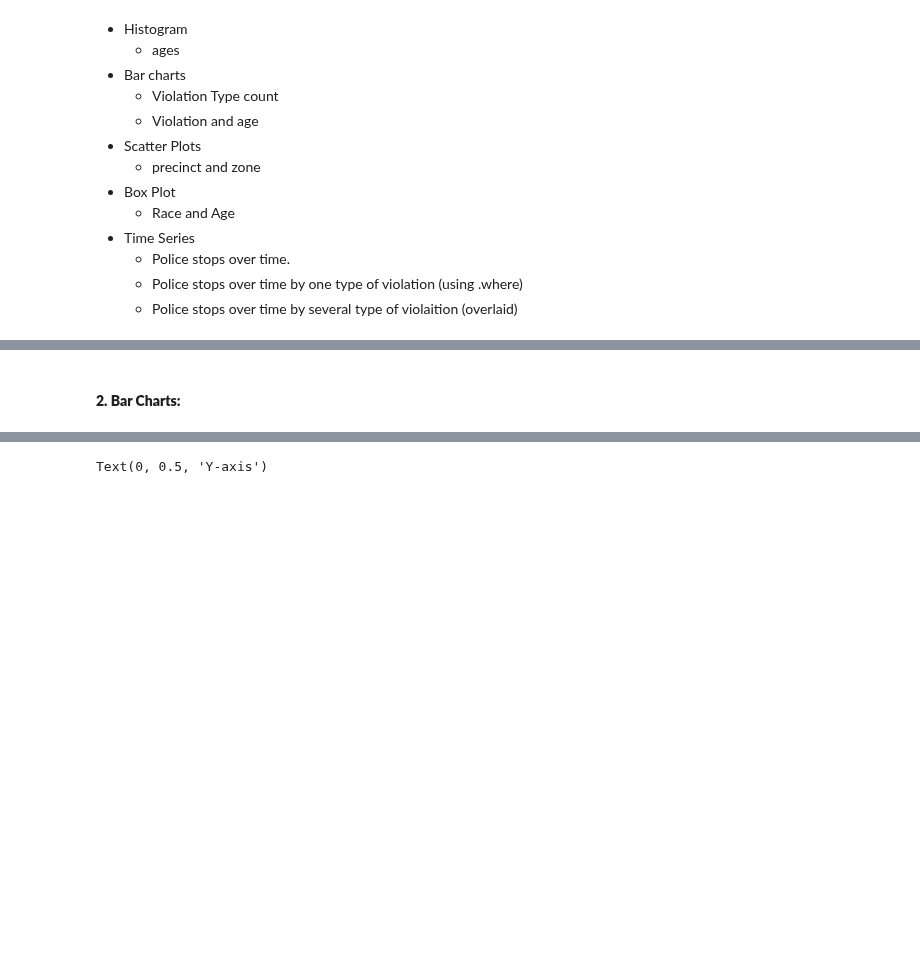
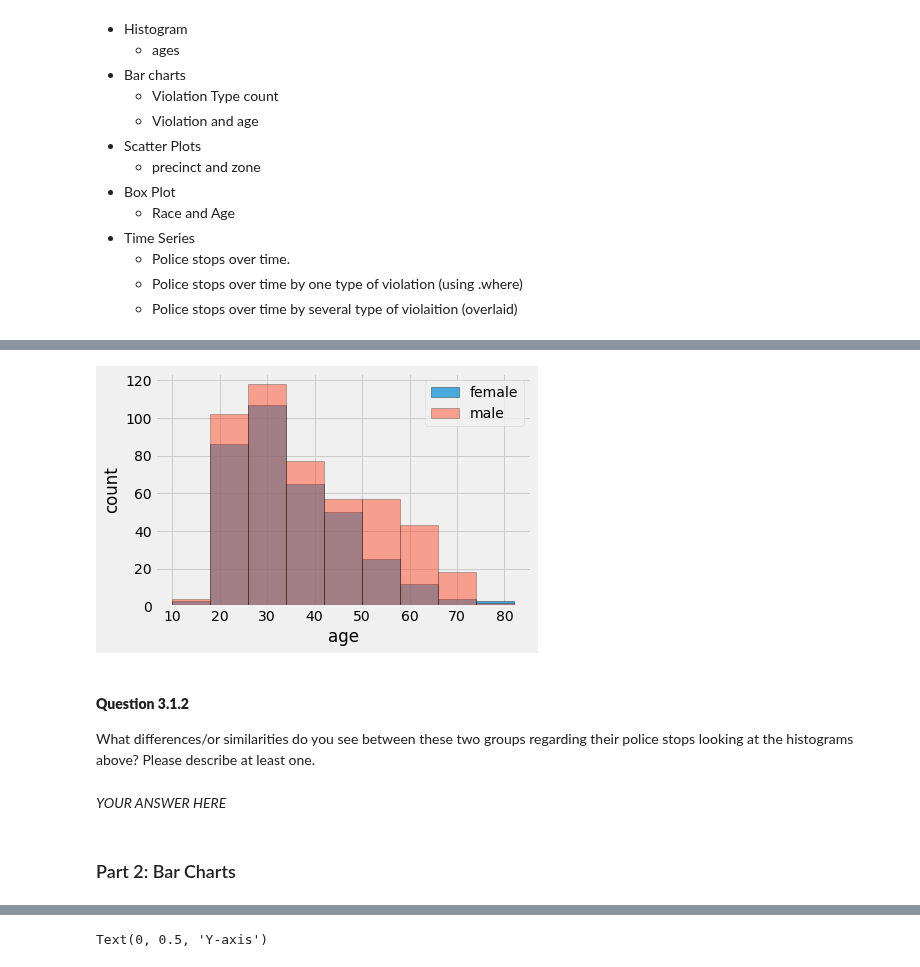
Before and after one commit to ds-modules/Legalst-123, a Jupyter notebook: labs/04_Probability Distributions, Bootstrap, and Confidence Intervals/04_Visualizatio_SummaryStatistics_Aggregations.ipynb, the cells around one changed output, grey strips where cells are left out. Drawn from its saved outputs; the diff is of its cells as text; code cells hidden in the pictures; blank space fills up the shorter version.

```diff
--- a/labs/04_Probability Distributions, Bootstrap, and Confidence Intervals/04_Visualizatio_SummaryStatistics_Aggregations.ipynb
+++ b/labs/04_Probability Distributions, Bootstrap, and Confidence Intervals/04_Visualizatio_SummaryStatistics_Aggregations.ipynb
@@ -412,0 +422,39 @@ From the graph above we can get the information that the age interval (30, 40) h
+# %%
+# YOUR CODE HERE
+# ...
+# ...
+# ...
+
+# num_bins = np.arange(10, 90, 8)
+# hist_range = (10, 90)
+
+
+# plt.hist(...)
+# plt.hist(...)
+# plt.legend(loc= 'upper right')
+# plt.xlabel('age')
+# plt.ylabel('count')
+# plt.show()
+
+stops["subject_sex"].unique() #SOLUTION
+female_stops = stops[stops["subject_sex"] == "female"] #SOLUTION
+male_stops = stops[stops["subject_sex"] == "male"] #SOLUTION
+
+
+num_bins = np.arange(10, 90, 8)
+hist_range = (10, 90)
+
+
+plt.hist(female_stops['subject_age'], label = "female", alpha = 0.7, bins=num_bins, range=hist_range, edgecolor='k') #SOLUTION
+plt.hist(male_stops['subject_age'], label = "male", alpha = 0.5,  bins=num_bins, range=hist_range, edgecolor='k') #SOLUTOIN
+plt.legend(loc= 'upper right')
+plt.xlabel('age')
+plt.ylabel('count')
+plt.show()
+# %% [output]
+[figure, added]
+# %% [markdown]
+#### **Question 3.1.2**
+What differences/or similarities do you see between these two groups regarding their police stops looking at the histograms above? Please describe at least one.
+# %% [markdown]
+_YOUR ANSWER HERE_
@@ -413,2 +465,2 @@ From the graph above we can get the information that the age interval (30, 40) h
 # %% [markdown]
-#### **2. Bar Charts:**
+### Part 2: Bar Charts
```
Also changed, not shown: parts of 22 cells of this notebook.
